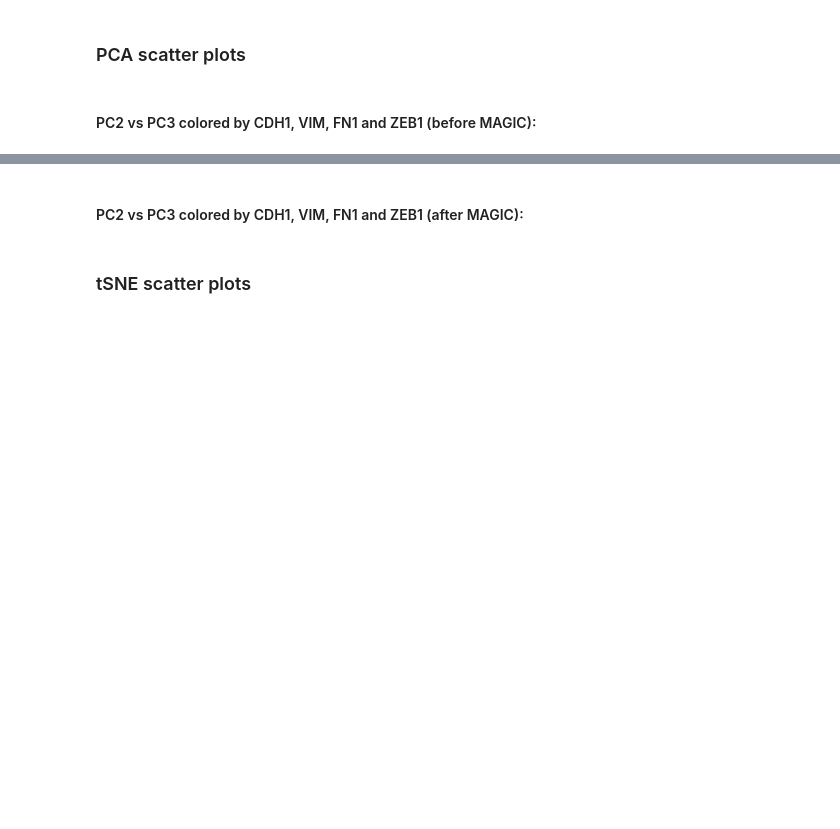
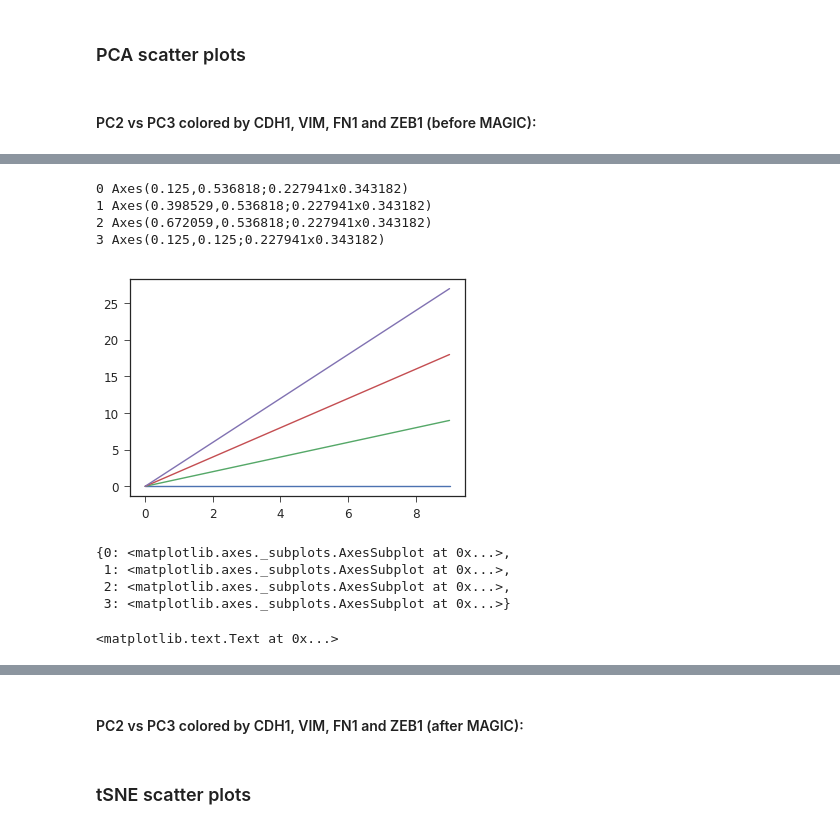
Before and after one commit to helenjin/scanalysis, a Jupyter notebook: notebooks/SCAnalysis.ipynb, the cells around one changed output, grey strips where cells are left out. Cells and saved outputs as stored; diff of their text form; code cells hidden in the pictures; blank space fills up the shorter version.

```diff
--- a/notebooks/SCAnalysis.ipynb
+++ b/notebooks/SCAnalysis.ipynb
@@ -390,0 +419,10 @@ scanalysis.plots.plot.FigureGrid(2).savefig('h')
+# %%
+for i, ax in enumerate(fig):
+    print(i , ax)
+    plt.plot(np.arange(10) * i)
+# %% [output]
+0 Axes(0.125,0.536818;0.227941x0.343182)
+1 Axes(0.398529,0.536818;0.227941x0.343182)
+2 Axes(0.672059,0.536818;0.227941x0.343182)
+3 Axes(0.125,0.125;0.227941x0.343182)
+[figure, added]
@@ -390,0 +431,11 @@ scanalysis.plots.plot.FigureGrid(2).savefig('h')
+# %%
+fig.axes
+# %% [output]
+{0: <matplotlib.axes._subplots.AxesSubplot at 0x...>,
+ 1: <matplotlib.axes._subplots.AxesSubplot at 0x...>,
+ 2: <matplotlib.axes._subplots.AxesSubplot at 0x...>,
+ 3: <matplotlib.axes._subplots.AxesSubplot at 0x...>}
+# %%
+ax3.set_title("I'm axis 3")
+# %% [output]
+<matplotlib.text.Text at 0x...>
```
Also changed, not shown: parts of 46 cells of this notebook, 1 other file.
